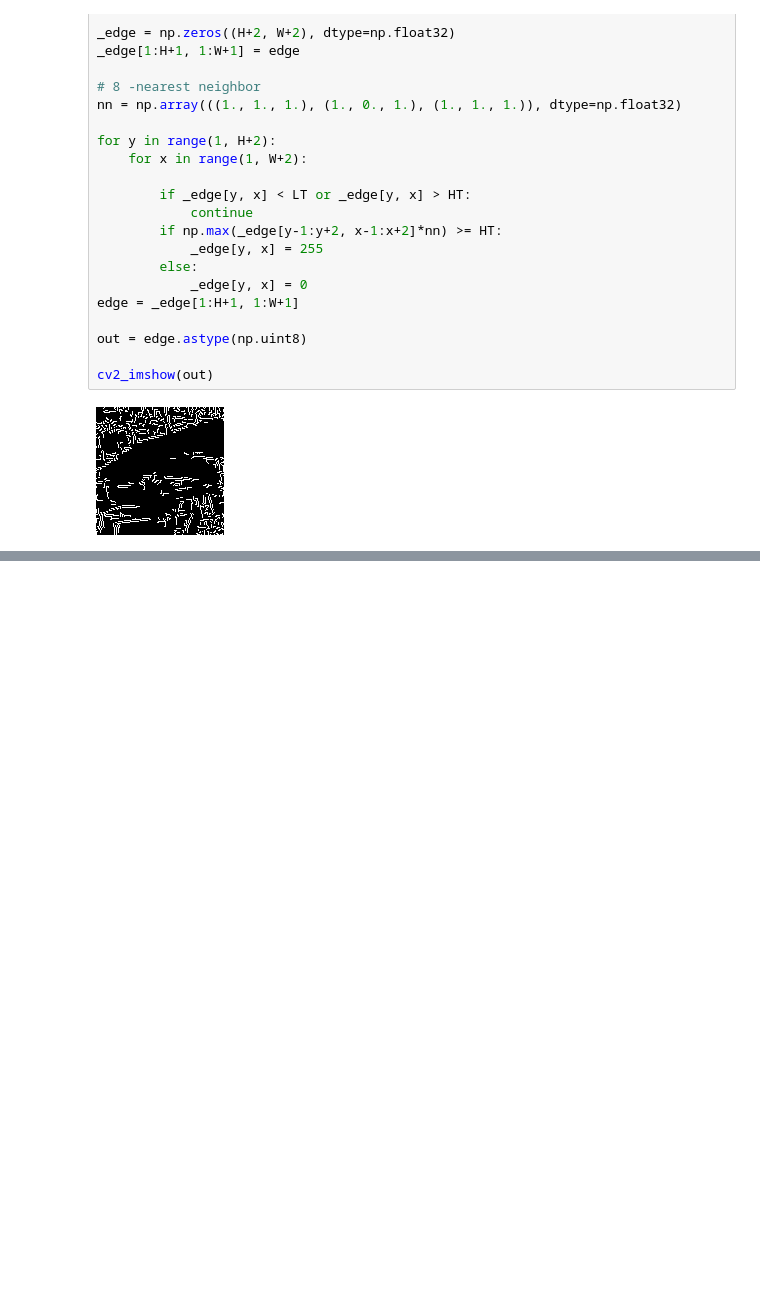
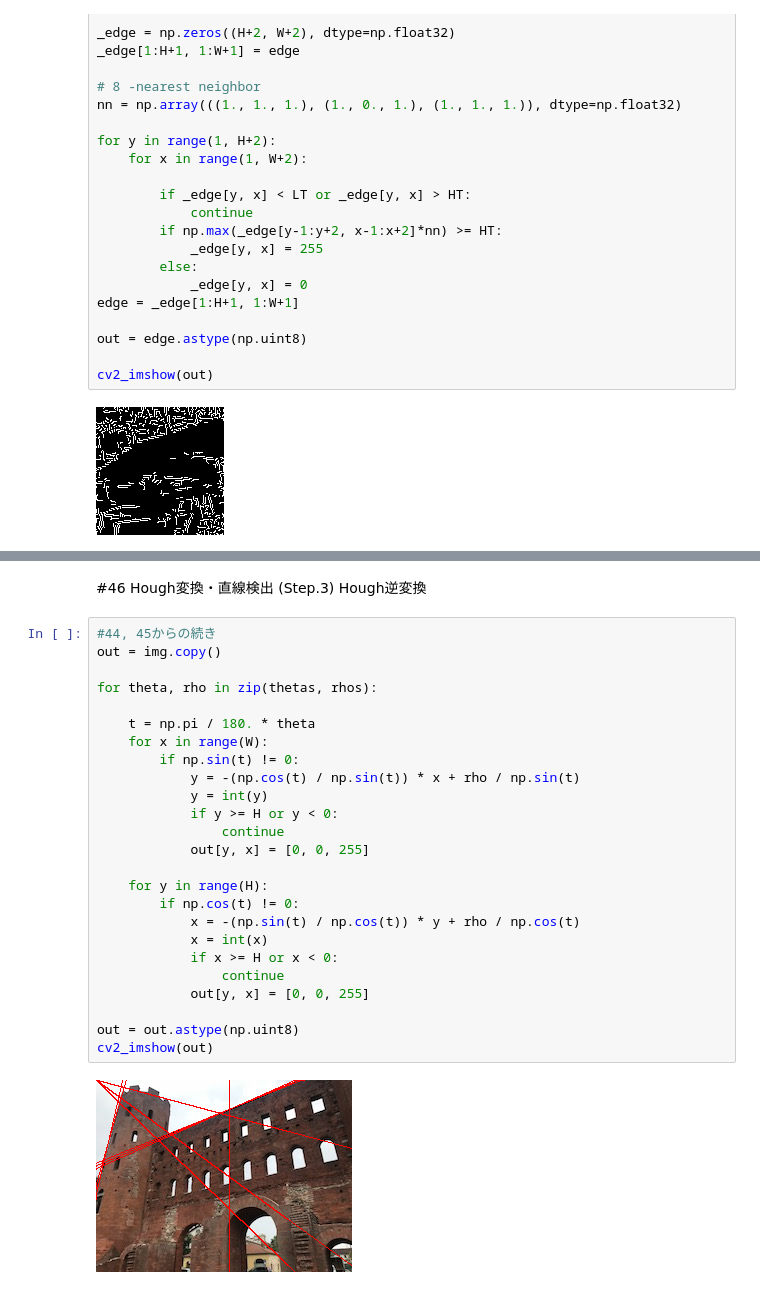
Before and after one commit to katoyu/image-processing-100training, a Jupyter notebook: 画像処理100本ノック41_50.ipynb, the cells around one changed output, grey strips where cells are left out. Cells and saved outputs as stored; diff of their text form; blank space fills up the shorter version.

```diff
--- a/画像処理100本ノック41_50.ipynb
+++ b/画像処理100本ノック41_50.ipynb
@@ -171,0 +366,29 @@ cv2_imshow(out)
+# %% [markdown]
+#46 Hough変換・直線検出 (Step.3) Hough逆変換
+# %%
+#44, 45からの続き
+out = img.copy()
+
+for theta, rho in zip(thetas, rhos):
+
+    t = np.pi / 180. * theta
+    for x in range(W):
+        if np.sin(t) != 0:
+            y = -(np.cos(t) / np.sin(t)) * x + rho / np.sin(t)
+            y = int(y)
+            if y >= H or y < 0:
+                continue
+            out[y, x] = [0, 0, 255]
+
+    for y in range(H):
+        if np.cos(t) != 0:
+            x = -(np.sin(t) / np.cos(t)) * y + rho / np.cos(t)
+            x = int(x)
+            if x >= H or x < 0:
+                continue
+            out[y, x] = [0, 0, 255]
+
+out = out.astype(np.uint8)
+cv2_imshow(out)
+# %% [output]
+[figure, added]
```
Also changed, not shown: parts of 8 cells of this notebook.
